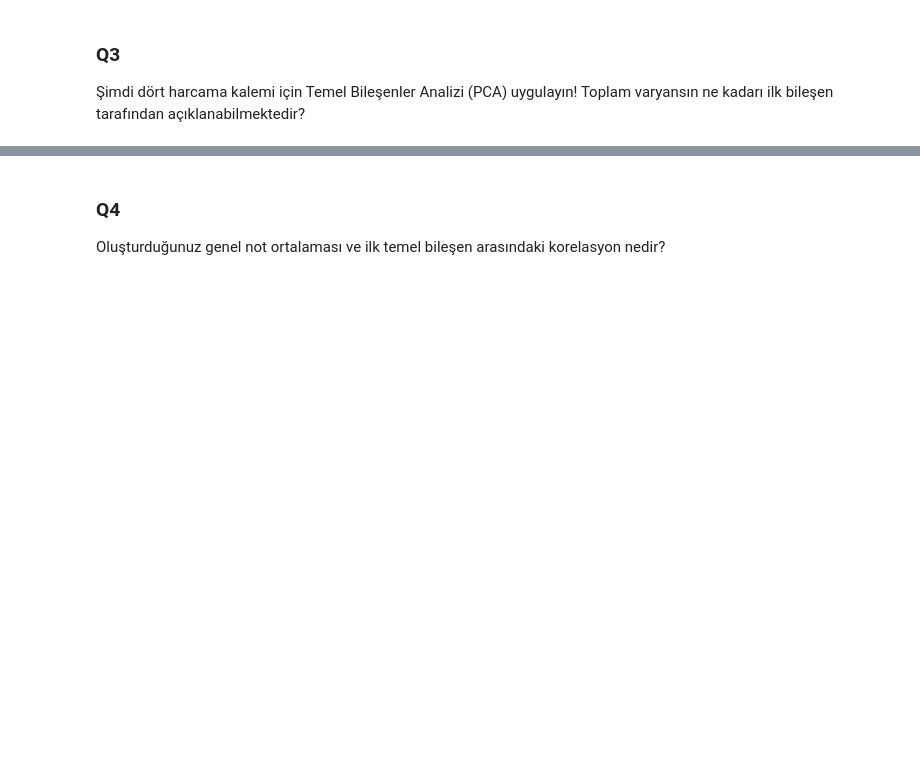
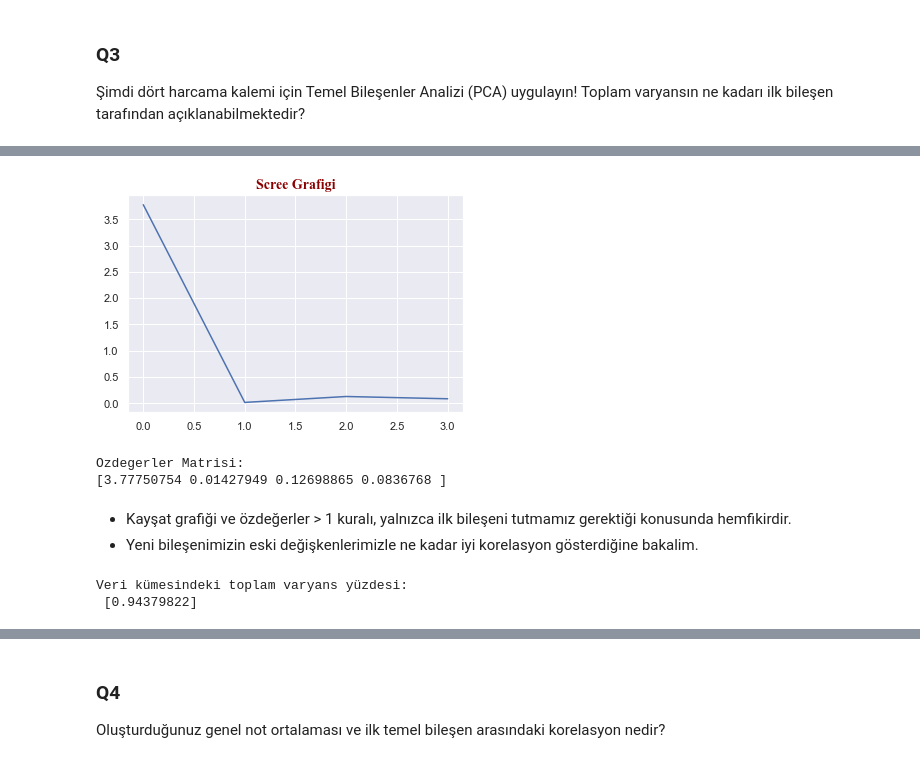
Before and after one commit to ahmetpergamum/datascience, a Jupyter notebook: 03_exploratory_analysis/assignment08featureeng02.ipynb, the cells around one changed output, grey strips where cells are left out. Drawn from its saved outputs; the diff is of its cells as text; code cells hidden in the pictures; blank space fills up the shorter version.

```diff
--- a/03_exploratory_analysis/assignment08featureeng02.ipynb
+++ b/03_exploratory_analysis/assignment08featureeng02.ipynb
@@ -20,0 +166,15 @@ Yeni oluşturduğunuz değişken ile harcama çeşitlerinin korelasyonu nedir? H
+# %%
+### covariance matrix
+# dataframe den gerekli 4 sutun alinir (4 farkli harcama verisi)
+df_edu_4_expenditure = df_edu.iloc[:,1:5].dropna()
+# veriler X matrisine aktarilir
+X = StandardScaler().fit_transform(df_edu_4_expenditure)
+# X in transpozu alinir
+Xt = X.T
+# covariance matirisini hesaplanir
+Cx = np.cov(Xt)
+#print('Kovaryans matrisi :\n', Cx)
+
+### eigenvectors and eigenvalues
+# covariance matrisinden ozvektorler ve ozdegerler hesaplanir
+eig_val_cov, eig_vec_cov = np.linalg.eig(Cx)
@@ -20,0 +187,20 @@ Yeni oluşturduğunuz değişken ile harcama çeşitlerinin korelasyonu nedir? H
+# %%
+plt.title('Scree Grafigi', fontdict=title_font)
+plt.plot(eig_val_cov)
+plt.show()
+print('Ozdegerler Matrisi:')
+print(eig_val_cov)
+# %% [output]
+[figure, added]
+Ozdegerler Matrisi:
+[3.77750754 0.01427949 0.12698865 0.0836768 ]
+# %% [markdown]
+- Kayşat grafiği ve özdeğerler > 1 kuralı, yalnızca ilk bileşeni tutmamız gerektiği konusunda hemfikirdir.
+- Yeni bileşenimizin eski değişkenlerimizle ne kadar iyi korelasyon gösterdiğine bakalim.
+# %%
+sklearn_pca = PCA(n_components=1)
+Y_sklearn = sklearn_pca.fit_transform(X)
+print('Veri kümesindeki toplam varyans yüzdesi:\n',sklearn_pca.explained_variance_ratio_)
+# %% [output]
+Veri kümesindeki toplam varyans yüzdesi:
+ [0.94379822]
```
Also changed, not shown: parts of 21 cells of this notebook, 1 other file.
